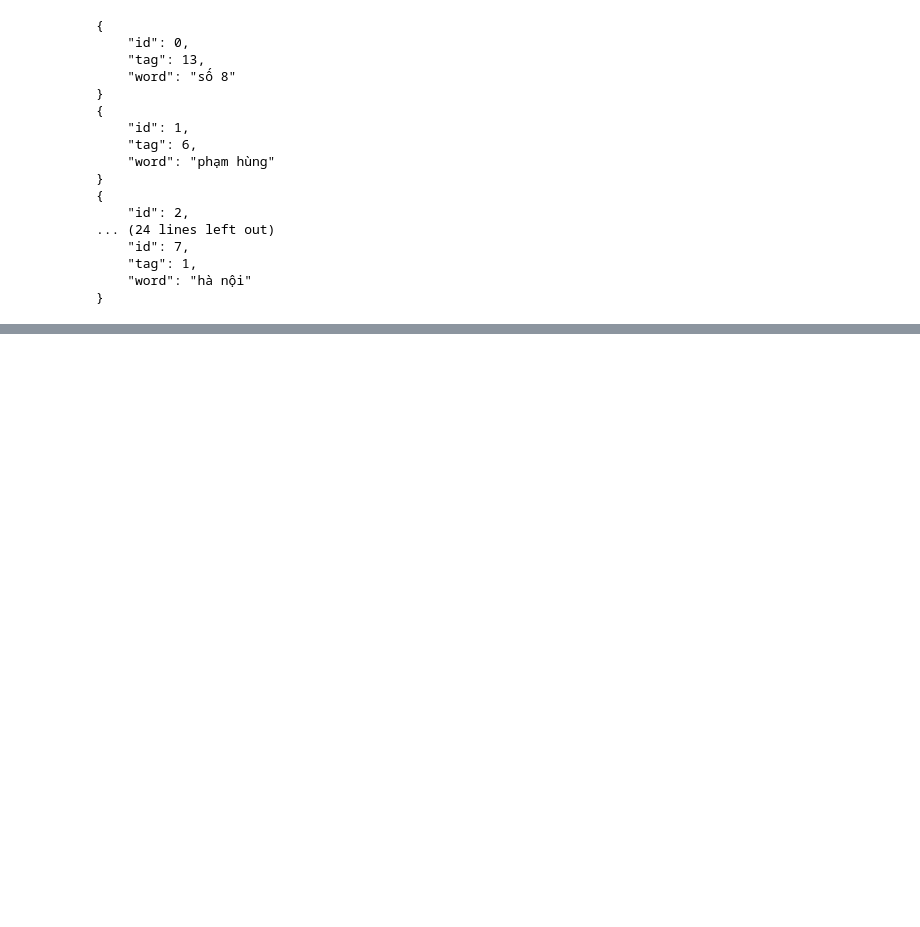
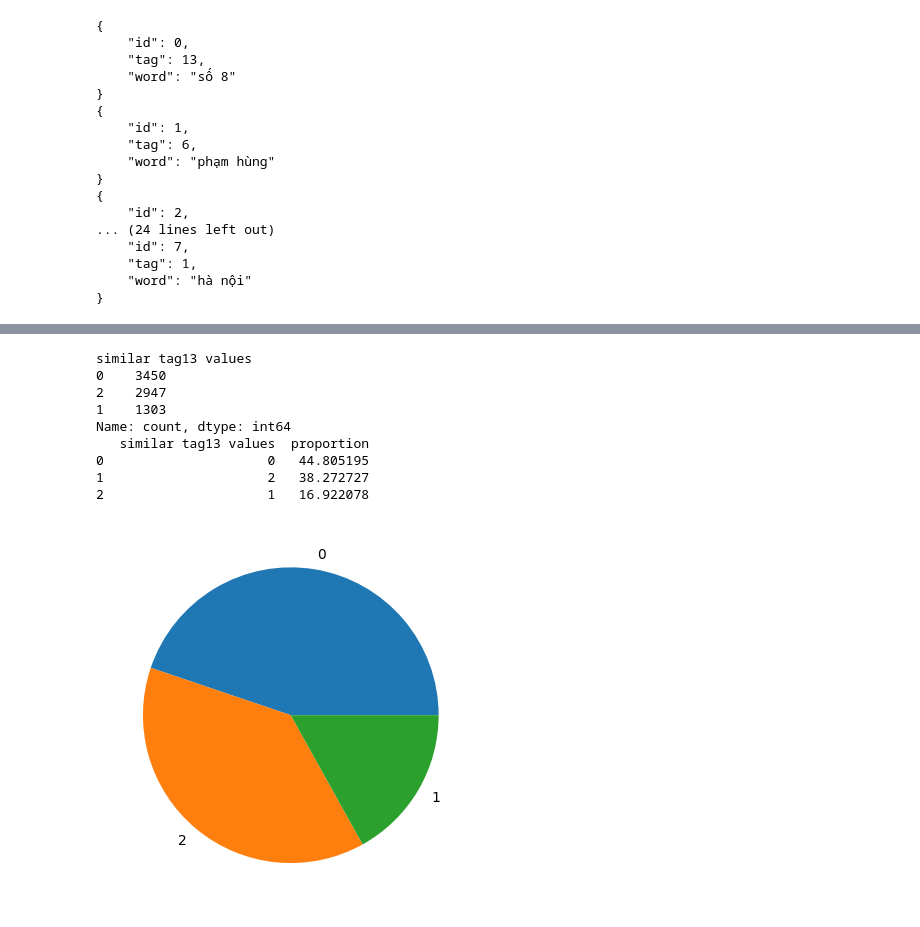
Before and after one commit to ChinhTheHugger/vscode_python, a Jupyter notebook: api_tags.ipynb, the cells around one changed output, grey strips where cells are left out. Cells and saved outputs as stored; diff of their text form; code cells hidden in the pictures; blank space fills up the shorter version.

```diff
--- a/api_tags.ipynb
+++ b/api_tags.ipynb
@@ -9,10 +23,12 @@ import igraph
 import time
 from datetime import datetime
 import jellyfish
+import seaborn as sn
+import matplotlib.pyplot as plt
 
 path_true_coordinates = "C:\\Users\\phams\\Downloads\\Đà_Nẵng_Toạ_độ_đúng.XLSX"
 path_ip1_ip2_coordinates = "C:\\Users\\phams\\Downloads\\Dataraw_đánh_giá_chất_lượng_phân_tích_địa_chỉ_tại_Đà_Nẵng.XLSX"
-path_result = "C:\\Users\\phams\\Downloads\\api_tags.xlsx"
+path_result = "C:\\Users\\phams\\Downloads\\api_tags_v2.xlsx"
 
 df_true = pandas.read_excel(path_true_coordinates)
 df_ip = pandas.read_excel(path_ip1_ip2_coordinates)
@@ -257,0 +751,27 @@ NameError: name 'path_result' is not defined
+# %%
+excel_result = pandas.read_excel(path_result, sheet_name='tag13_comparison_v1')
+
+print(excel_result.value_counts('similar tag13 values'))
+
+df = excel_result.value_counts('similar tag13 values',normalize=True).mul(100).reset_index().rename(columns={'index': 'value', 0: 'proportion'})
+print(df)
+
+plt.pie(df["proportion"], labels=df["similar tag13 values"])
+plt.show()
+
+
+
+# exact match (value 2):   38.272727 %
+# not matching (value 1):  16.922078 %
+# both NaN (value 0):      44.805195 %
+# %% [output]
+similar tag13 values
+0    3450
+2    2947
+1    1303
+Name: count, dtype: int64
+   similar tag13 values  proportion
+0                     0   44.805195
+1                     2   38.272727
+2                     1   16.922078
+[figure, added]
```
Also changed, not shown: parts of 13 cells of this notebook, 6 other files.
